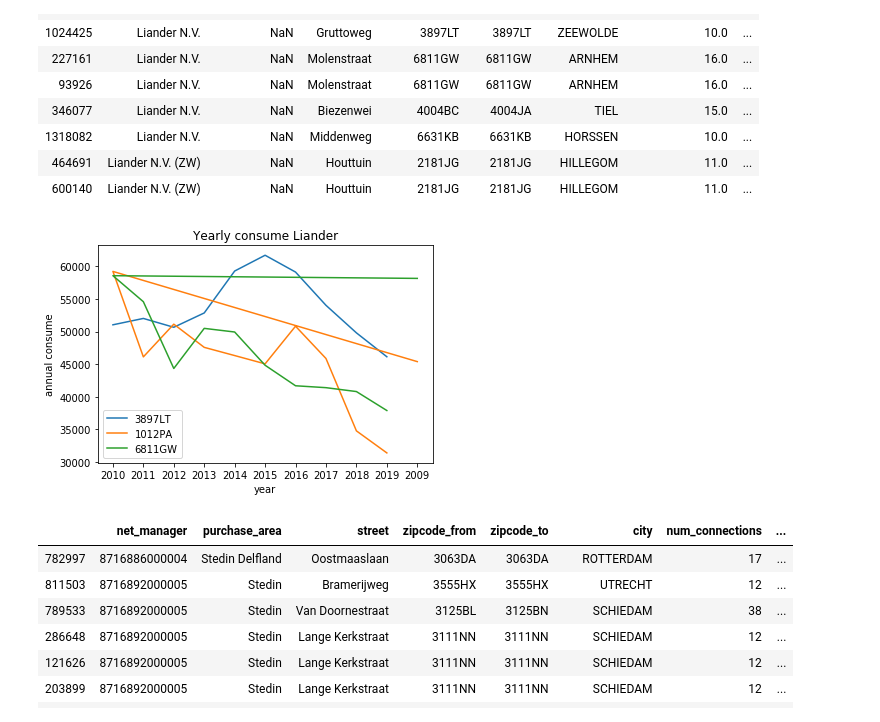
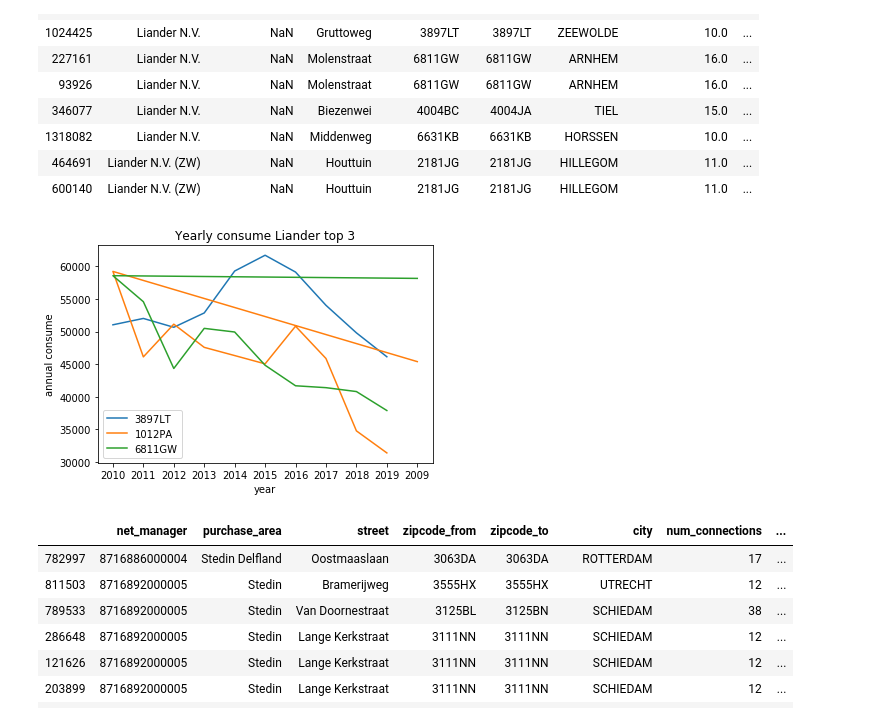
Before and after one commit to Melistick/datascience_challenge2, a Jupyter notebook: Notebook.ipynb, the cells around one changed output. Drawn from its saved outputs; the diff is of its cells as text; code cells hidden in the pictures.

```diff
--- a/Notebook.ipynb
+++ b/Notebook.ipynb
@@ -479,26 +479,26 @@ liander_Elec_Frame.sort_values(by='annual_consume', ascending=False).head(10)
 | 464691 | Liander N.V. (ZW) | NaN | Houttuin | 2181JG | 2181JG | HILLEGOM | 11.0 | ... |
 | 600140 | Liander N.V. (ZW) | NaN | Houttuin | 2181JG | 2181JG | HILLEGOM | 11.0 | ... |
 # %%
-x1 = liander_Elec_Frame[liander_Elec_Frame['zipcode_from'] == '3897LT']['year']
-y1 = liander_Elec_Frame[liander_Elec_Frame['zipcode_from'] == '3897LT']['annual_consume']
-plt.plot(x1, y1, label = "3897LT")
+xle1 = liander_Elec_Frame[liander_Elec_Frame['zipcode_from'] == '3897LT']['year']
+yle1 = liander_Elec_Frame[liander_Elec_Frame['zipcode_from'] == '3897LT']['annual_consume']
+plt.plot(xle1, yle1, label = "3897LT")
 
-x2 = liander_Elec_Frame[liander_Elec_Frame['zipcode_from'] == '1012PA']['year']
-y2 = liander_Elec_Frame[liander_Elec_Frame['zipcode_from'] == '1012PA']['annual_consume']
-plt.plot(x2, y2, label = "1012PA")
+xle2 = liander_Elec_Frame[liander_Elec_Frame['zipcode_from'] == '1012PA']['year']
+yle2 = liander_Elec_Frame[liander_Elec_Frame['zipcode_from'] == '1012PA']['annual_consume']
+plt.plot(xle2, yle2, label = "1012PA")
 
-x3 = liander_Elec_Frame[liander_Elec_Frame['zipcode_from'] == '6811GW']['year']
-y3 = liander_Elec_Frame[liander_Elec_Frame['zipcode_from'] == '6811GW']['annual_consume']
-plt.plot(x3, y3, label = "6811GW")
+xle3 = liander_Elec_Frame[liander_Elec_Frame['zipcode_from'] == '6811GW']['year']
+yle3 = liander_Elec_Frame[liander_Elec_Frame['zipcode_from'] == '6811GW']['annual_consume']
+plt.plot(xle3, yle3, label = "6811GW")
 
 plt.title('Yearly consume Liander top 3')
 plt.xlabel('year')
 plt.ylabel('annual consume')
 
 plt.legend()
 plt.show()
 # %% [output]
-[figure, old version]
+[figure, new version]
 # %%
 stedin_Elec_Frame.sort_values(by='annual_consume', ascending=False).head(10)
 # %% [output]
```
Also changed, not shown: parts of 8 cells of this notebook.
